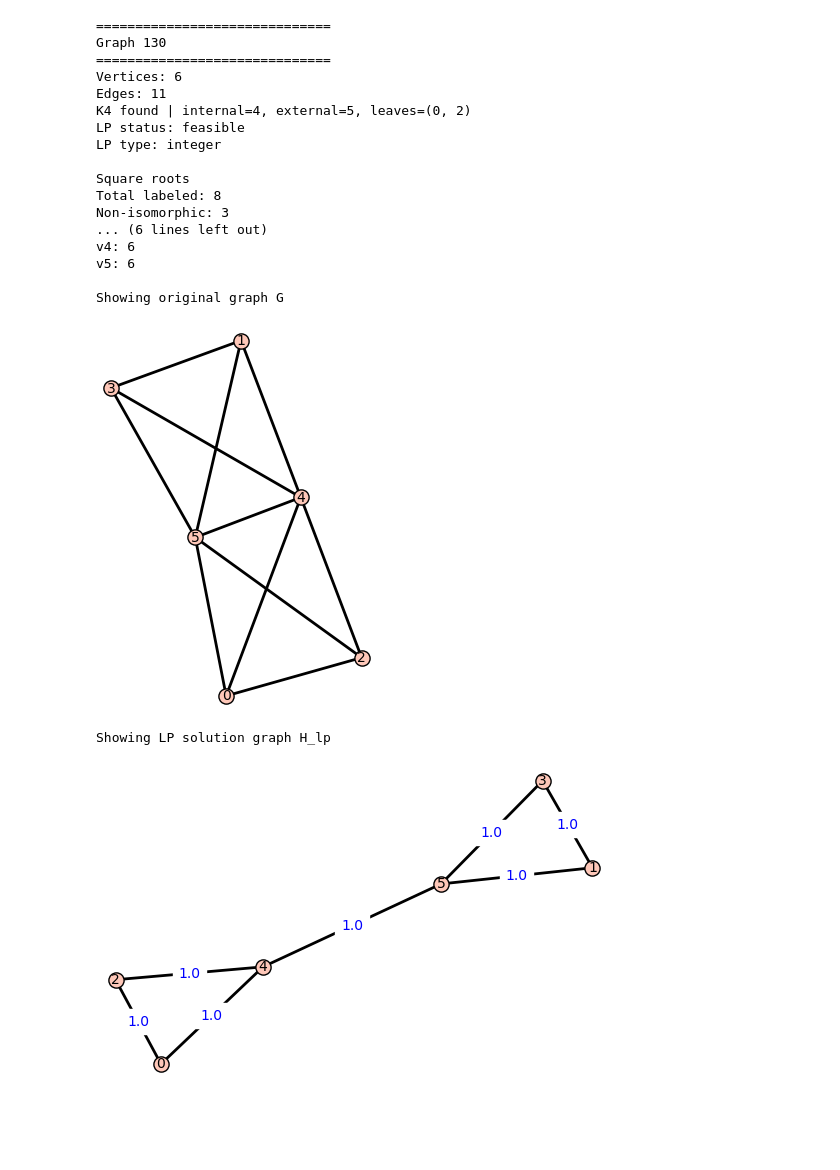
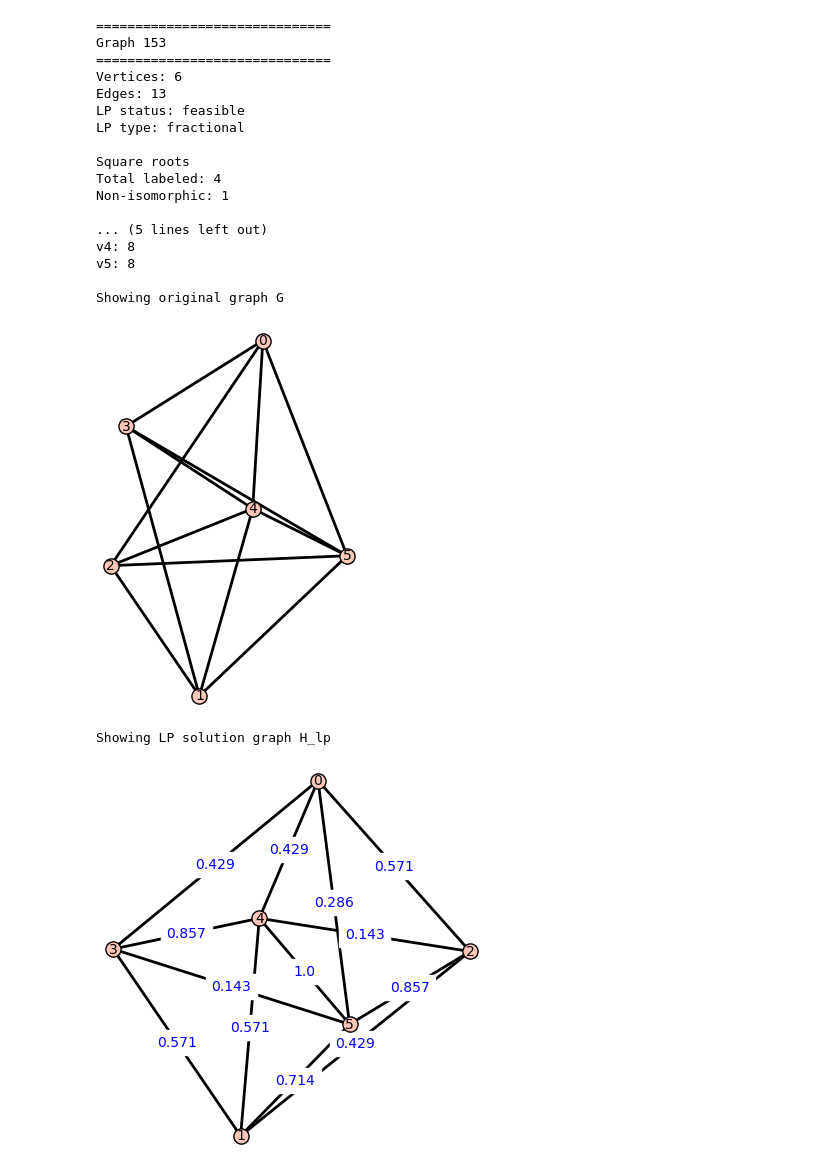
Before and after one commit to Hellwoodoo/Graph-Squares, a Jupyter notebook: Optimization of Graph Squares/Notebooks/AnalysisGraphSquares.ipynb, the cells around one changed output. Drawn from its saved outputs; the diff is of its cells as text; code cells hidden in the pictures; blank space fills up the shorter version.

```diff
--- a/Optimization of Graph Squares/Notebooks/AnalysisGraphSquares.ipynb
+++ b/Optimization of Graph Squares/Notebooks/AnalysisGraphSquares.ipynb
@@ -1119,7 +1119,7 @@ from matplotlib.backends.backend_pdf import PdfPages
 from sage.numerical.mip import MIPSolverException
 from sage.graphs.graph_generators import graphs as graph_gens
 
-n = 7
+n = 3
 ncpus = 12
 dir = f"max_tetrahedron_decomposition_triangular_graph_output"
 output_dir = os.path.join(dir, f"n={n}")
@@ -1450,5 +1442,6 @@ K3 found | internal=0, external=6, leaf=(5)
 # %%
-filename = "max_triangular_graph_output/n=7/graph_summary_n=7.txt"
+n = 3
+filename = f"max_tetrahedron_decomposition_triangular_graph_output/n={n}/graph_summary_n={n}.txt"
 
 summary = {}
 graph_info = {}
@@ -1657,4 +1650,6 @@ Bipartite for fractional solutions
 # %%
+%matplotlib inline
+
 def triangles_per_vertex(G):
 
     counts = {v: 0 for v in G.vertices()}
@@ -1782,47 +1777,46 @@ def analyze_graph_by_index(idx, n):
         is_comp = H.is_comparability()
         is_dism = is_dismantlable_graph(H)
 
         print("Properties:")
         print(f"  Tree:            {is_tree}")
         print(f"  Bipartite:       {is_bip}")
         print(f"  Proper Interval: {is_prop_int}")
         print(f"  Girth > 6:       {girth_gt6}")
         print(f"  Block Graph:     {is_block}")
         print(f"  Comparability:   {is_comp}")
         print(f"  Dismantlable:    {is_dism}")
 
         p = H.plot(
             vertex_size=120,
             edge_thickness=2,
             vertex_labels=True,
             figsize=[8,8],
             title=f"Square root H{i+1}"
         )
-
         display(p.matplotlib())
 
-analyze_graph_by_index(130, 6)
+analyze_graph_by_index(153, 6)
 # %% [output]
 ==============================
-Graph 130
+Graph 153
 ==============================
 Vertices: 6
-Edges: 11
-K4 found | internal=4, external=5, leaves=(0, 2)
+Edges: 13
 LP status: feasible
-LP type: integer
+LP type: fractional
 
 Square roots
-Total labeled: 8
-Non-isomorphic: 3
-... (6 lines left out)
-v4: 6
-v5: 6
+Total labeled: 4
+Non-isomorphic: 1
+
+... (5 lines left out)
+v4: 8
+v5: 8
 
 Showing original graph G
-[figure, old version]
+[figure, new version]
 Showing LP solution graph H_lp
-[figure, old version]
+[figure, new version]
 Showing root 1
 Properties:
   Tree:            False
```
Also changed, not shown: parts of 3 cells of this notebook, 5 other files.
